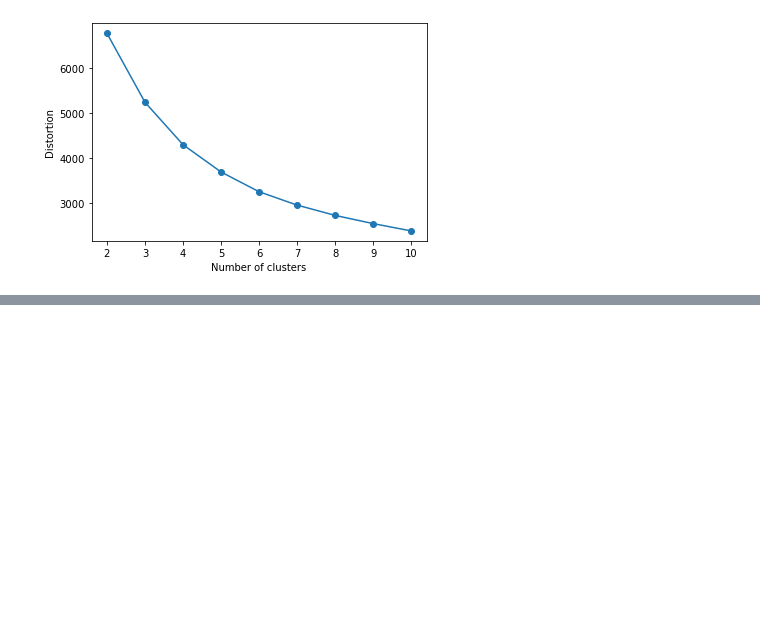
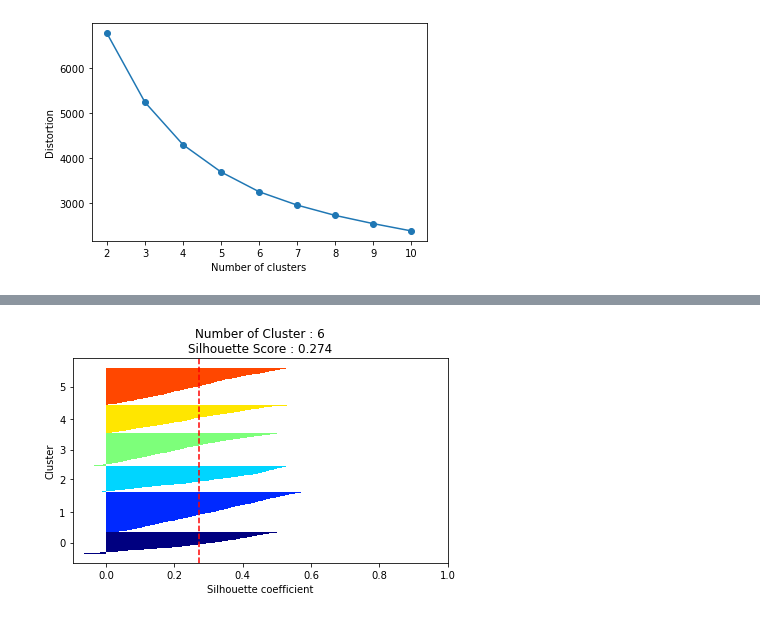
Before and after one commit to sudale/machine-learning, a Jupyter notebook: 군집분석.ipynb, the cells around one changed output, grey strips where cells are left out. Cells and saved outputs as stored; diff of their text form; code cells hidden in the pictures; blank space fills up the shorter version.

```diff
--- a/군집분석.ipynb
+++ b/군집분석.ipynb
@@ -267,0 +298,4 @@ NameError: name 'n_cluster' is not defined
+# %%
+silhouetteViz(6, X_features_scaled)
+# %% [output]
+[figure, added]
```
Also changed, not shown: parts of 18 cells of this notebook, 9 other files.
